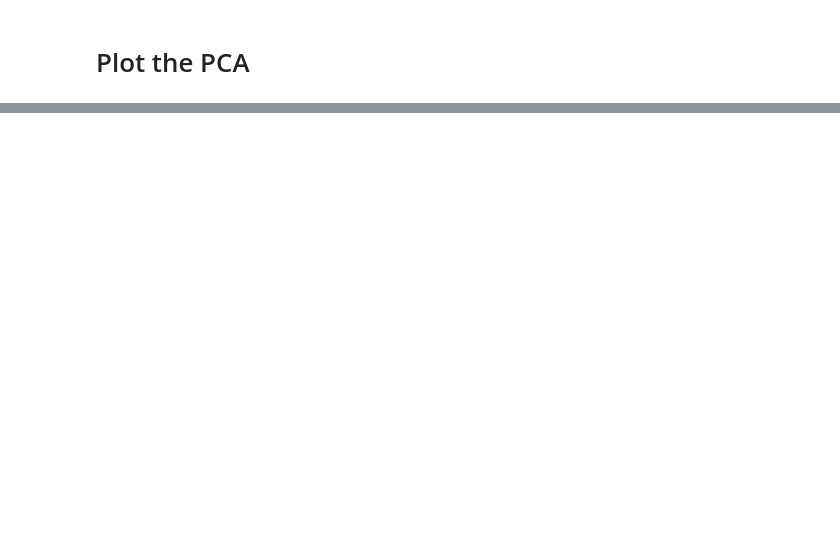
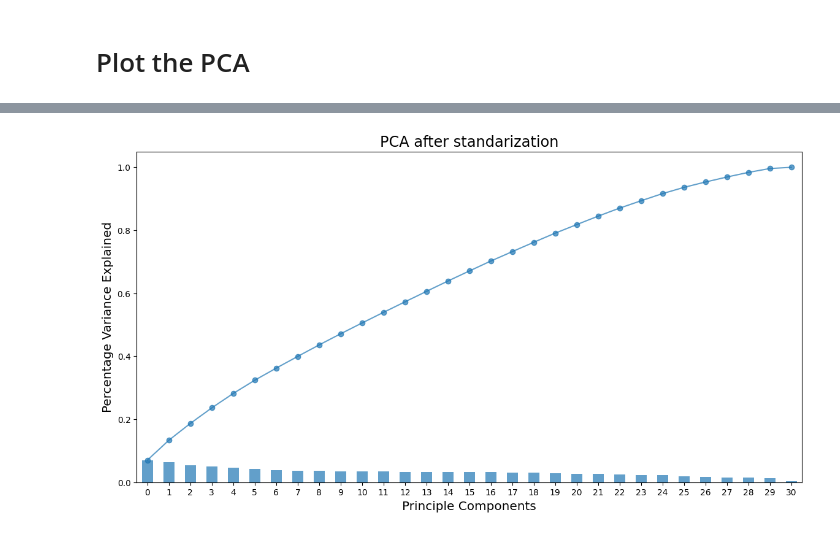
Before and after one commit to Tuwaiq-Data-Science-Bootcamp-V5/Preprocessing_Lab1, a Jupyter notebook: Preprocessing.ipynb, the cells around one changed output, grey strips where cells are left out. Cells and saved outputs as stored; diff of their text form; code cells hidden in the pictures; blank space fills up the shorter version.

```diff
--- a/Preprocessing.ipynb
+++ b/Preprocessing.ipynb
@@ -15,2 +71,7 @@
 # %% [markdown]
 # Normalize the data
+# %%
+scalerN = MinMaxScaler().fit(x_smote)
+scaled_dataN = scalerN.transform(x_smote)
+scaled_dfN = pd.DataFrame(scaled_dataN, columns=x.columns)
+scaled_dfN
@@ -17,2 +92,7 @@
 # %% [markdown]
 # Standardlize the data
+# %%
+scalerS = StandardScaler().fit(x_smote)
+standarizes_data = scalerS.fit_transform(x_smote)
+standarizes_data = pd.DataFrame(standarizes_data, columns=x_smote.columns)
+standarizes_data
@@ -19,2 +113,19 @@
 # %% [markdown]
 # Plot the PCA
+# %%
+pca = PCA()
+pca.fit(scaled_dfN)
+plt.figure(figsize=(14,7))
+exp_var = pd.Series(pca.explained_variance_ratio_)
+exp_var.plot(kind="bar", alpha=0.7)
+total = 0
+var_ls = []
+for x in exp_var:
+    total = total+x
+    var_ls.append(total)
+
+pd.Series(var_ls).plot(marker="o", alpha=0.7)
+plt.xlabel("Principle Components", fontsize="x-large")
+plt.ylabel("Percentage Variance Explained", fontsize="x-large")
+plt.title("PCA after normalization", fontsize="xx-large")
+plt.show();
@@ -20,0 +134,18 @@
+# %%
+pca = PCA()
+pca.fit(standarizes_data)
+plt.figure(figsize=(14,7))
+exp_var = pd.Series(pca.explained_variance_ratio_)
+exp_var.plot(kind="bar", alpha=0.7)
+total = 0
+var_ls = []
+for x in exp_var:
+    total = total+x
+    var_ls.append(total)
+pd.Series(var_ls).plot(marker="o", alpha=0.7)
+plt.xlabel("Principle Components", fontsize="x-large")
+plt.ylabel("Percentage Variance Explained", fontsize="x-large")
+plt.title("PCA after standarization", fontsize="xx-large")
+plt.show();
+# %% [output]
+[figure, added]
```
Also changed, not shown: parts of 9 cells of this notebook.
